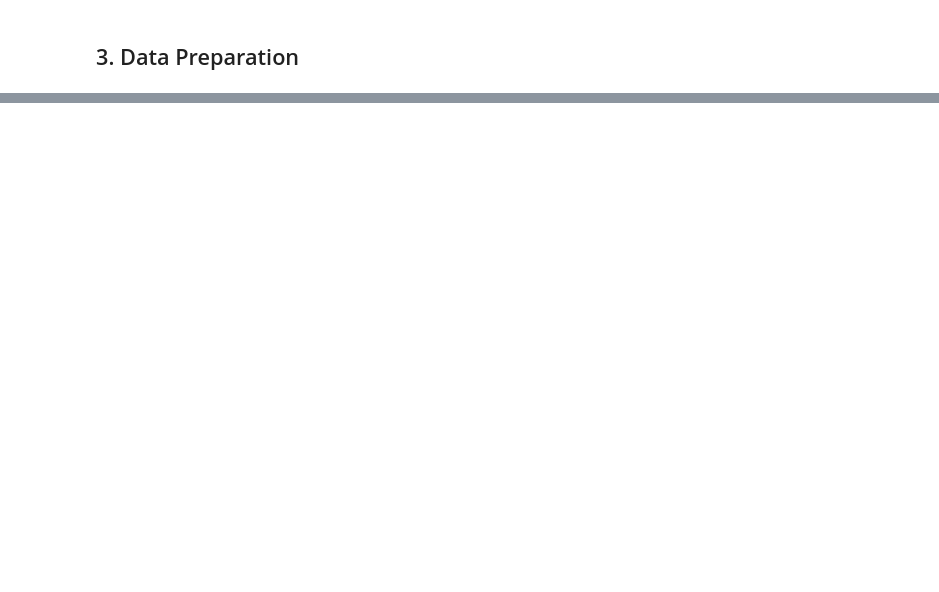
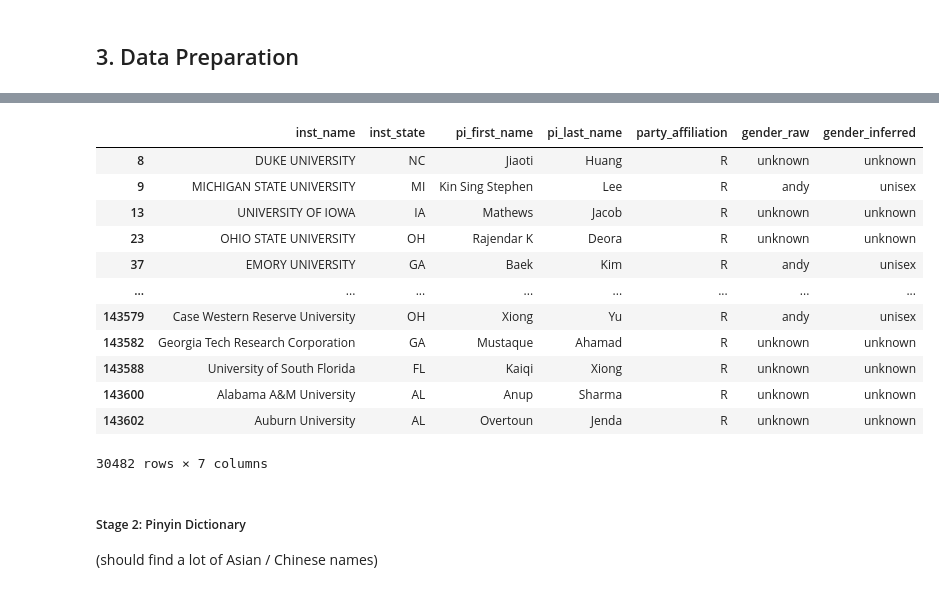
Before and after one commit to philippmoessner/us_science_funding_cuts, a Jupyter notebook: notebook.ipynb, the cells around one changed output, grey strips where cells are left out. Saved outputs shown, nothing was run; the diff lists cells and outputs as text; code cells hidden in the pictures; blank space fills up the shorter version.

```diff
--- a/notebook.ipynb
+++ b/notebook.ipynb
@@ -1099,0 +1175,7 @@ data_summary
+# %%
+# add inferred topics to data frame
+topics.columns = pd.MultiIndex.from_tuples([
+    ('id', 'id'),
+    ('sci_class', 'topic')
+])
+data = data.merge(topics, on=[('id', 'id')], how='left')
@@ -1099,0 +1280,30 @@ data_summary
+# %%
+import gender_guesser.detector as gender
+
+d = gender.Detector(case_sensitive=False)
+
+def predict_gender(name):
+    if not isinstance(name, str) or len(name) < 2:
+        return 'unknown'
+
+    clean_name = name.split()[0].replace('-', '')
+    guess = d.get_gender(clean_name)
+    return guess
+
+print("Start gender inference...")
+data[('context', 'gender_raw')] = data[('context', 'pi_first_name')].apply(predict_gender)
+
+gender_map = {
+    'male': 'male',
+    'female': 'female',
+    'mostly_male': 'male',
+    'mostly_female': 'female',
+    'andy': 'unisex',
+    'unknown': 'unknown'
+}
+
+data[('context', 'gender_inferred')] = data[('context', 'gender_raw')].map(gender_map)
+
+print("-" * 30)
+print(data[('context', 'gender_inferred')].value_counts(normalize=True))
+print("-" * 30)
@@ -1099,0 +1320,19 @@ data_summary
+# %%
+data[(data[('context', 'gender_inferred')] == 'unisex') | (data[('context', 'gender_inferred')] == 'unknown')]['context']
+# %% [output]
+|  | inst_name | inst_state | pi_first_name | pi_last_name | party_affiliation | gender_raw | gender_inferred |
+| 8 | DUKE UNIVERSITY | NC | Jiaoti | Huang | R | unknown | unknown |
+| 9 | MICHIGAN STATE UNIVERSITY | MI | Kin Sing Stephen | Lee | R | andy | unisex |
+| 13 | UNIVERSITY OF IOWA | IA | Mathews | Jacob | R | unknown | unknown |
+| 23 | OHIO STATE UNIVERSITY | OH | Rajendar K | Deora | R | unknown | unknown |
+| 37 | EMORY UNIVERSITY | GA | Baek | Kim | R | andy | unisex |
+| ... | ... | ... | ... | ... | ... | ... | ... |
+| 143579 | Case Western Reserve University | OH | Xiong | Yu | R | andy | unisex |
+| 143582 | Georgia Tech Research Corporation | GA | Mustaque | Ahamad | R | unknown | unknown |
+| 143588 | University of South Florida | FL | Kaiqi | Xiong | R | unknown | unknown |
+| 143600 | Alabama A&M University | AL | Anup | Sharma | R | unknown | unknown |
+| 143602 | Auburn University | AL | Overtoun | Jenda | R | unknown | unknown |
+30482 rows × 7 columns
+# %% [markdown]
+##### Stage 2: Pinyin Dictionary
+(should find a lot of Asian / Chinese names)
```
Also changed, not shown: parts of 29 cells of this notebook, 1 other file.
